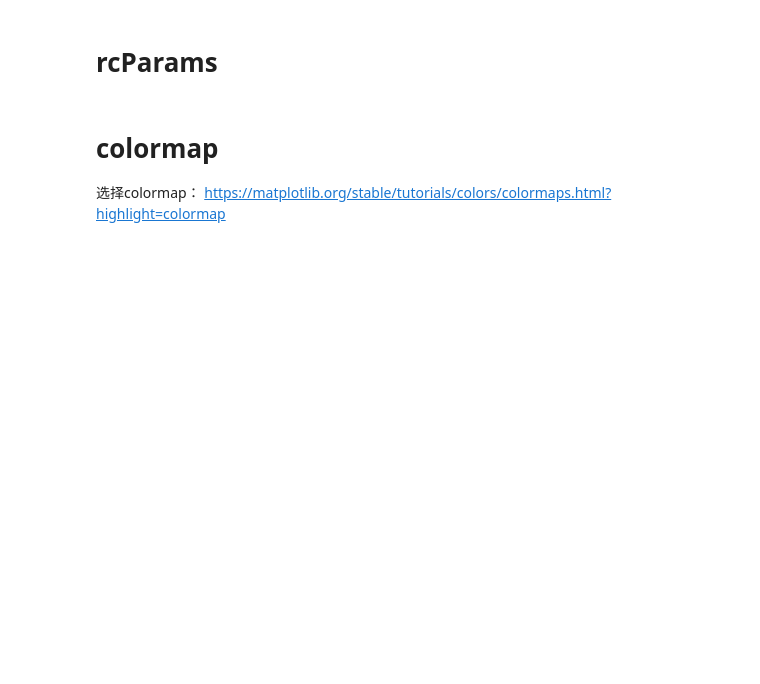
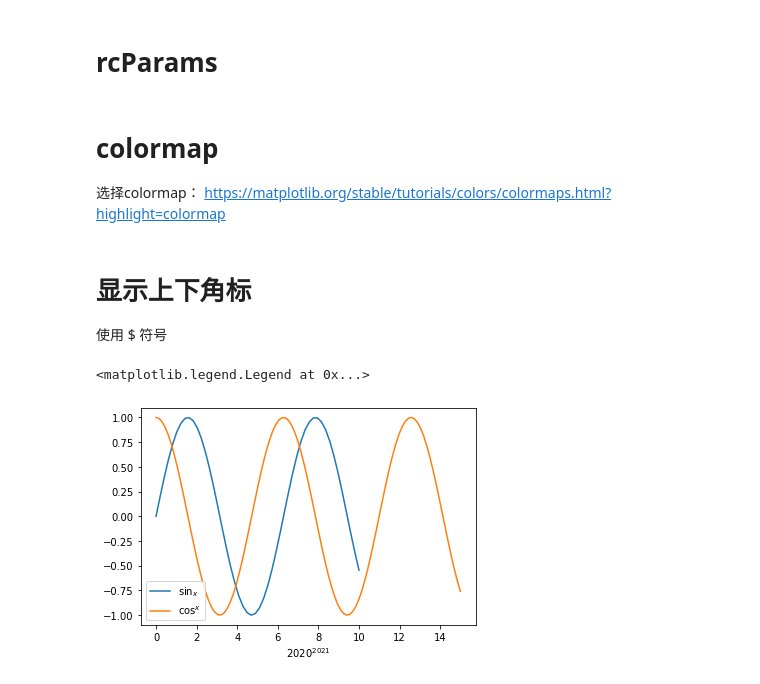
Before and after one commit to nksuya/jupyter_notebook, a Jupyter notebook: 学习笔记/matplotlib.ipynb, the cells around one changed output. Saved outputs shown, nothing was run; the diff lists cells and outputs as text; code cells hidden in the pictures; blank space fills up the shorter version.

```diff
--- a/学习笔记/matplotlib.ipynb
+++ b/学习笔记/matplotlib.ipynb
@@ -154,3 +154,21 @@ plt.rcParams['font.sans-serif'] = ['SimHei']
 # %% [markdown]
 # colormap
 选择colormap： https://matplotlib.org/stable/tutorials/colors/colormaps.html?highlight=colormap
+# %% [markdown]
+# 显示上下角标
+使用 $ 符号
+# %%
+import numpy as np
+import matplotlib.pyplot as plt
+
+x1 = np.linspace(0, 10, 50)
+x2 = np.linspace(0, 15, 100)
+y1 =np.sin(x1)
+y2 =np.cos(x2)
+plt.plot(x1,y1,label='sin$_x$')
+plt.plot(x2,y2,label='cos$^x$')
+plt.xlabel('2020$^{2021}$')
+plt.legend()
+# %% [output]
+<matplotlib.legend.Legend at 0x...>
+[figure, added]
```
